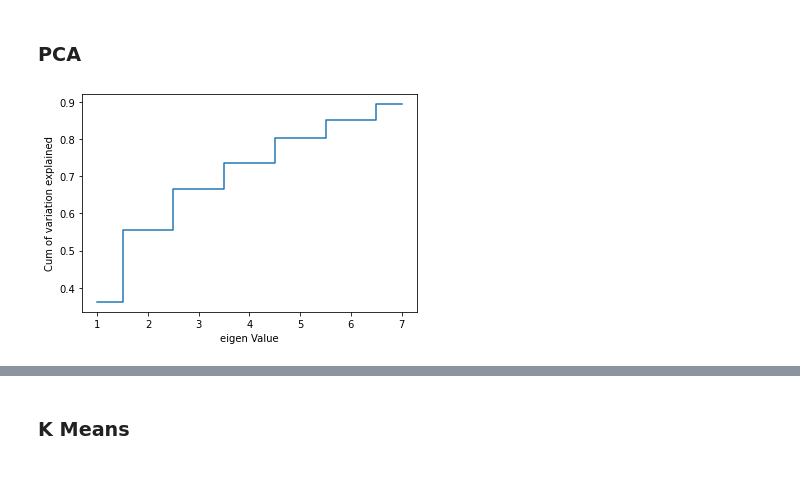
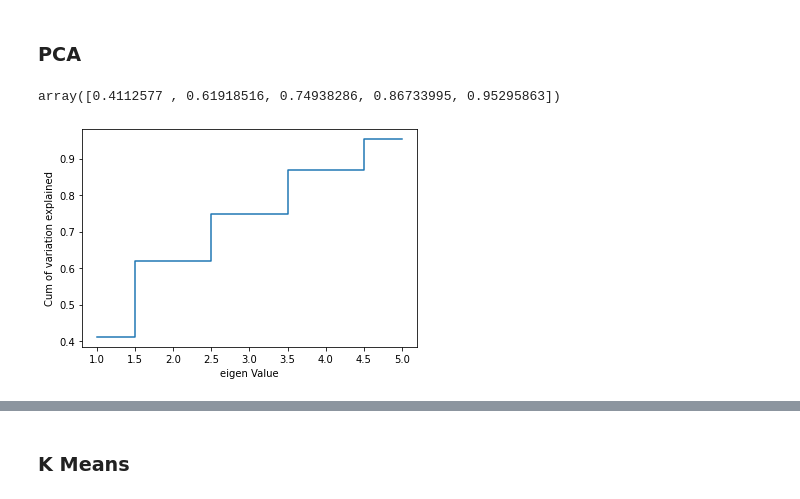
Before and after one commit to Ravi-kjain84/Jupyter_Template, a Jupyter notebook: 04 Unsupervised Learing.ipynb, the cells around one changed output, grey strips where cells are left out. Drawn from its saved outputs; the diff is of its cells as text; code cells hidden in the pictures.

```diff
--- a/04 Unsupervised Learing.ipynb
+++ b/04 Unsupervised Learing.ipynb
@@ -24,7 +25,8 @@ def sklearn_to_df(sklearn_dataset):
     df['target']  = pd.Series(sklearn_dataset.target)
     return df
 # %%
-df        = sklearn_to_df(datasets.load_wine())
+#df        = sklearn_to_df(datasets.load_wine())
+df = pd.read_pickle('output/load_wine/03 Feature_Selection_load_wine')
 X         = df.drop('target',axis = 1)
 y         = df['target']
 #X_scaled = pd.DataFrame(StandardScaler().fit_transform(X))
@@ -32,13 +46,15 @@ X_scaled  = X.apply(zscore)
 # %% [markdown]
 ### PCA
 # %%
-pca  = PCA(n_components = 7)
-Xpca = pd.DataFrame(pca.fit_transform(X_scaled))
+pca  = PCA(n_components = 5)
+X_pca = pd.DataFrame(pca.fit_transform(X_scaled))
 np.cumsum(pca.explained_variance_ratio_)
 
-plt.step(list(range(1,8)),np.cumsum(pca.explained_variance_ratio_), where='mid')
-plt.ylabel('Cum of variation explained')
-plt.xlabel('eigen Value')
+with io.capture_output() as captured:
+    plt.step(list(range(1,6)),np.cumsum(pca.explained_variance_ratio_), where='mid')
+    plt.ylabel('Cum of variation explained')
+    plt.xlabel('eigen Value')
 plt.show()
 # %% [output]
+array([0.4112577 , 0.61918516, 0.74938286, 0.86733995, 0.95295863])
-[figure, old version]
+[figure, new version]
```
Also changed, not shown: parts of 11 cells of this notebook, 4 other files.
